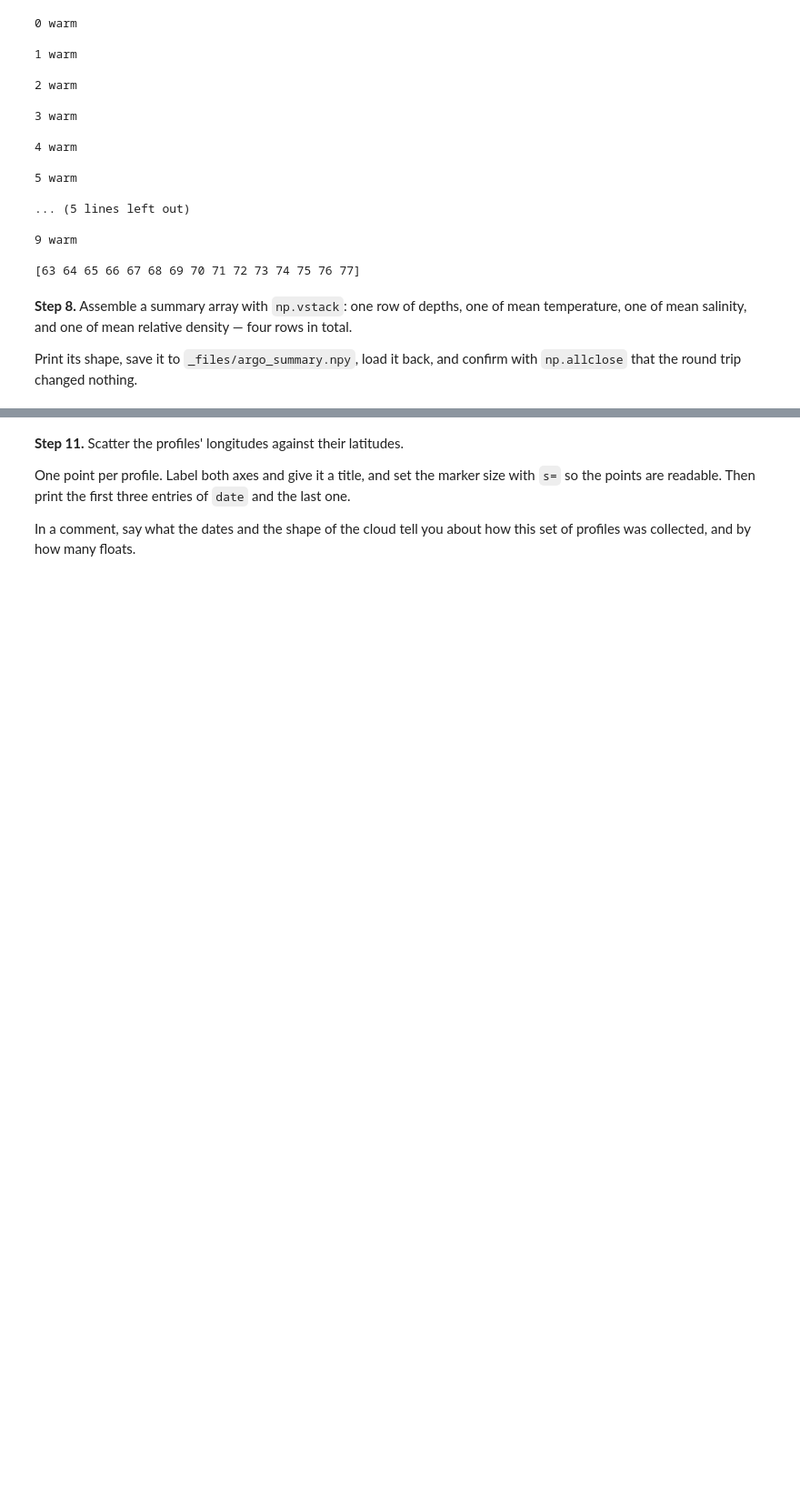
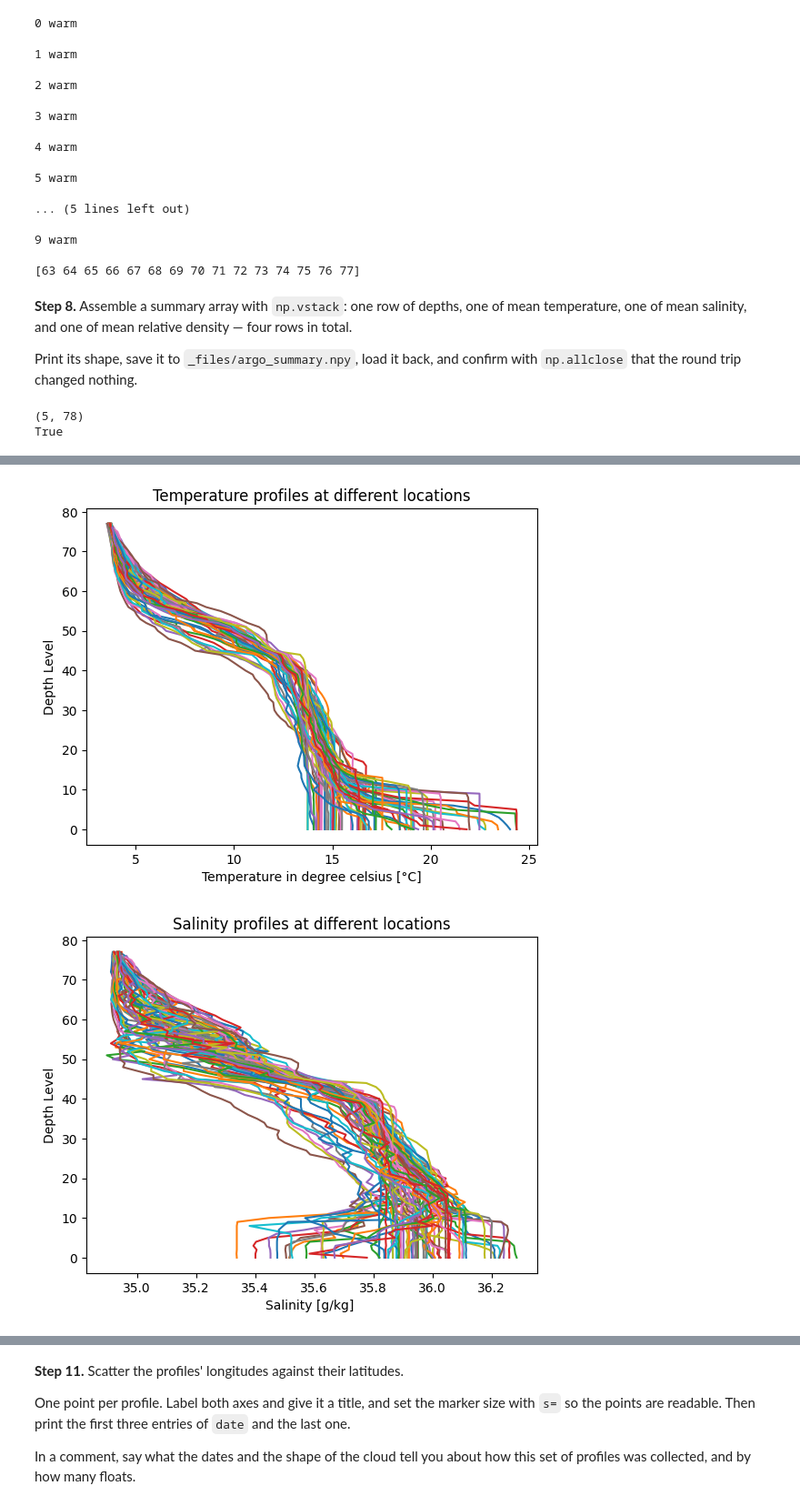
Before and after one commit to mat381/2026_Intro_Python, a Jupyter notebook: exo_1.3-numpy-environmental-exercises.ipynb, the cells around one changed output, grey strips where cells are left out. Shown at 91% size. Saved outputs shown, nothing was run; the diff lists cells and outputs as text; code cells hidden in the pictures; blank space fills up the shorter version.

```diff
--- a/exo_1.3-numpy-environmental-exercises.ipynb
+++ b/exo_1.3-numpy-environmental-exercises.ipynb
@@ -328,6 +328,17 @@ that the round trip changed nothing.
 # Hint: np.vstack takes a list of 1D arrays and stacks them as rows
 # Hint: your summary should have shape (4, n_levels)
 # Hint: _files/ may not exist yet; create it first with Path("_files").mkdir(exist_ok=True)
+# I didn't know np.vstack has to work with "[]", there was errors at first ->vstack() takes 1 positional argument but 5 were given
+from pathlib import Path
+summary_array=np.vstack([level, mean_T_celsius,mean_P_dbar,mean_S, mean_relative_density])
+print(summary_array.shape)
+np.save("_files/argo_summary.npy", summary_array)
+
+reloaded = np.load("_files/argo_summary.npy")
+print(np.allclose(summary_array, reloaded))
+# %% [output]
+(5, 78)
+True
 # %% [markdown]
 **Step 9.** Plot each of `T`, `S`, `P` and `relative_density` against depth — four figures, one
 per variable.
@@ -344,6 +355,38 @@ It will look messy, because 75 profiles are drawn on top of each other.
 # %%
 # Your solution here
 # Hint: plt.figure() before each variable's plot, plt.show() after it
 # Hint: plt.plot(S, level) draws one line per column of S
 # Hint: the semicolon at the end of a plt.plot call suppresses the list of line objects
 # Hint: plt.xlabel, plt.ylabel and plt.title each take a string
+import matplotlib.pyplot as plt
+#T_celsius
+plt.figure()
+plt.plot(T_celsius,level)
+plt.xlabel("Temperature in degree celsius [°C]")
+plt.ylabel("Depth Level")
+plt.title("Temperature profiles at different locations")
+plt.show()
+#S
+plt.figure()
+plt.plot(S,level)
+plt.xlabel("Salinity [g/kg] ")
+plt.ylabel("Depth Level")
+plt.title("Salinity profiles at different locations")
+plt.show()
+#P_dbar
+plt.figure()
+plt.plot(P_dbar,level)
+plt.xlabel("Pression [dbar]")
+plt.ylabel("Depth Level")
+plt.title("Pression profiles at different locations")
+plt.show()
+#relative density
+plt.figure()
+plt.plot(relative_density,level)
+plt.xlabel("Relative density [kg m⁻³]")
+plt.ylabel("Depth Level")
+plt.title("Relative density profiles at different locations")
+plt.show()
+# %% [output]
+[figure, added]
+[figure, added]
```
Also changed, not shown: parts of 1 cell of this notebook.
